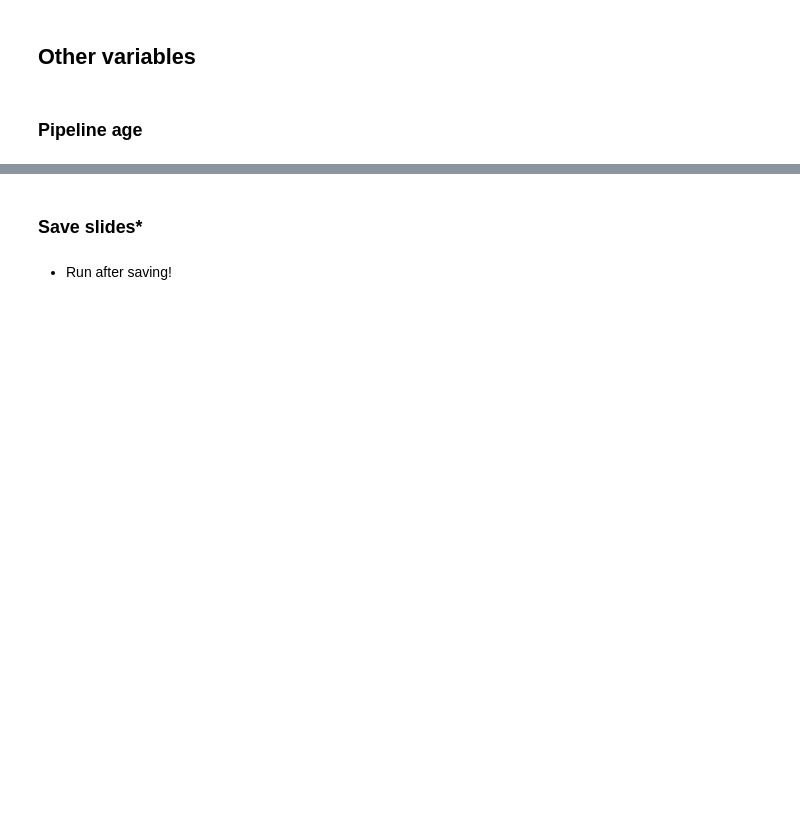
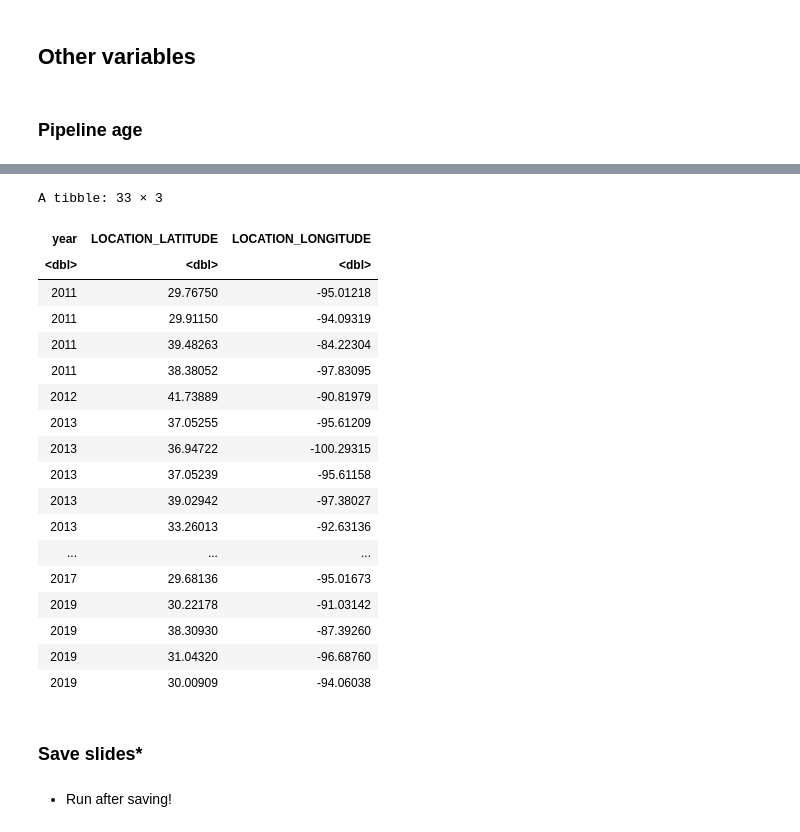
Before and after one commit to julianbarg/spills, a Jupyter notebook: presentations/explore_data_variance/explore_data_variance.ipynb, the cells around one changed output, grey strips where cells are left out. Saved outputs shown, nothing was run; the diff lists cells and outputs as text; code cells hidden in the pictures; blank space fills up the shorter version.

```diff
--- a/presentations/explore_data_variance/explore_data_variance.ipynb
+++ b/presentations/explore_data_variance/explore_data_variance.ipynb
@@ -736,3 +813,26 @@ A tibble: 5 × 111
+# %%
+locations <- subset(incidents_2010, cause == "operation" & ID == 31618, c(year, LOCATION_LATITUDE, LOCATION_LONGITUDE))
+locations
+# %% [output]
+A tibble: 33 × 3
+| year | LOCATION_LATITUDE | LOCATION_LONGITUDE |
+| <dbl> | <dbl> | <dbl> |
+| 2011 | 29.76750 | -95.01218 |
+| 2011 | 29.91150 | -94.09319 |
+| 2011 | 39.48263 | -84.22304 |
+| 2011 | 38.38052 | -97.83095 |
+| 2012 | 41.73889 | -90.81979 |
+| 2013 | 37.05255 | -95.61209 |
+| 2013 | 36.94722 | -100.29315 |
+| 2013 | 37.05239 | -95.61158 |
+| 2013 | 39.02942 | -97.38027 |
+| 2013 | 33.26013 | -92.63136 |
+| ... | ... | ... |
+| 2017 | 29.68136 | -95.01673 |
+| 2019 | 30.22178 | -91.03142 |
+| 2019 | 38.30930 | -87.39260 |
+| 2019 | 31.04320 | -96.68760 |
+| 2019 | 30.00909 | -94.06038 |
 # %% [markdown]
 ### Save slides*
 # %% [markdown]
```
Also changed, not shown: parts of 12 cells of this notebook, 3 other files.
